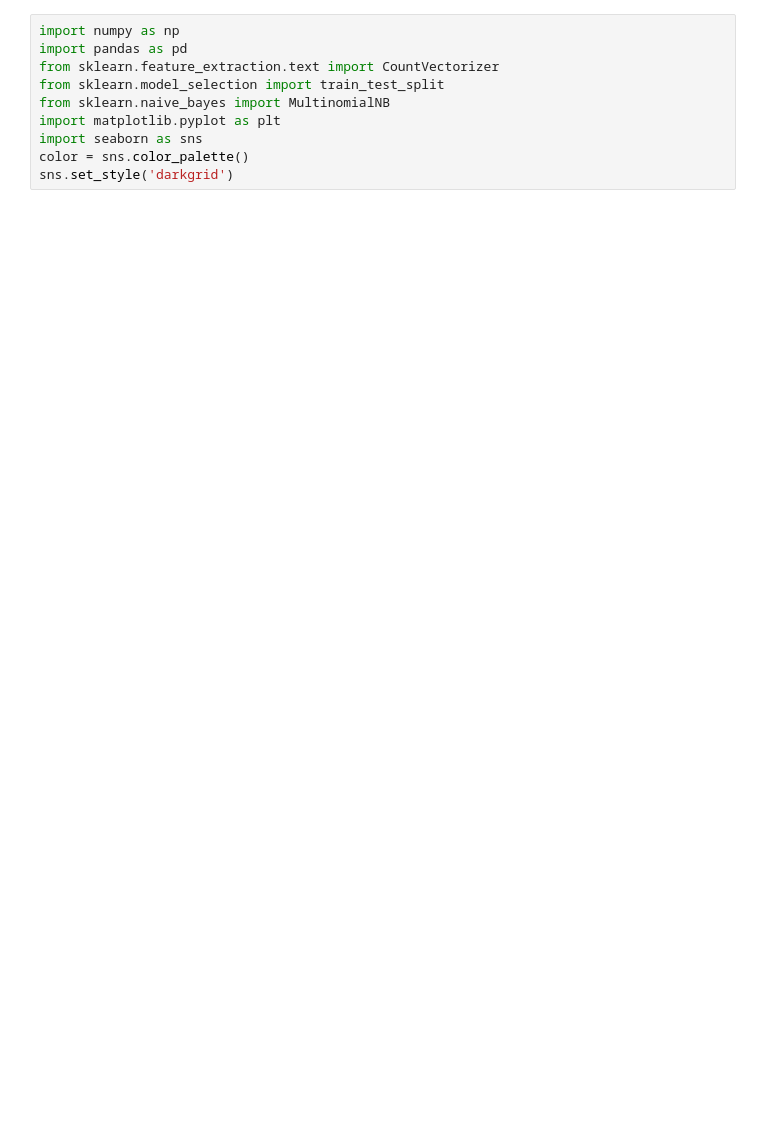
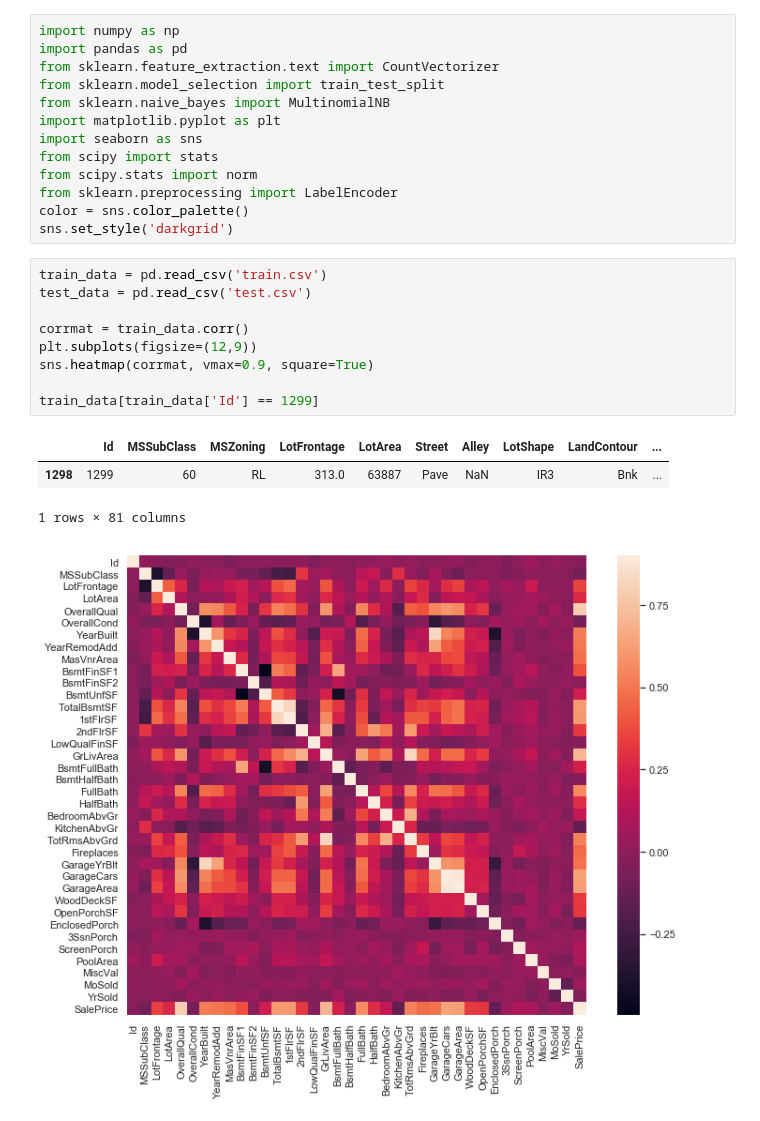
Before and after one commit to pandaria92fs/housePrices, a Jupyter notebook: ver1.0/Untitled.ipynb, the cells around one changed output. Cells and saved outputs as stored; diff of their text form; blank space fills up the shorter version.

```diff
--- a/ver1.0/Untitled.ipynb
+++ b/ver1.0/Untitled.ipynb
@@ -6,5 +6,22 @@ from sklearn.model_selection import train_test_split
 from sklearn.naive_bayes import MultinomialNB
 import matplotlib.pyplot as plt
 import seaborn as sns
+from scipy import stats
+from scipy.stats import norm
+from sklearn.preprocessing import LabelEncoder
 color = sns.color_palette()
 sns.set_style('darkgrid')
+# %%
+train_data = pd.read_csv('train.csv')
+test_data = pd.read_csv('test.csv')
+
+corrmat = train_data.corr()
+plt.subplots(figsize=(12,9))
+sns.heatmap(corrmat, vmax=0.9, square=True)
+
+train_data[train_data['Id'] == 1299]
+# %% [output]
+|  | Id | MSSubClass | MSZoning | LotFrontage | LotArea | Street | Alley | LotShape | LandContour | ... |
+| 1298 | 1299 | 60 | RL | 313.0 | 63887 | Pave | NaN | IR3 | Bnk | ... |
+1 rows × 81 columns
+[figure, added]
```
Also changed, not shown: parts of 14 cells of this notebook.
